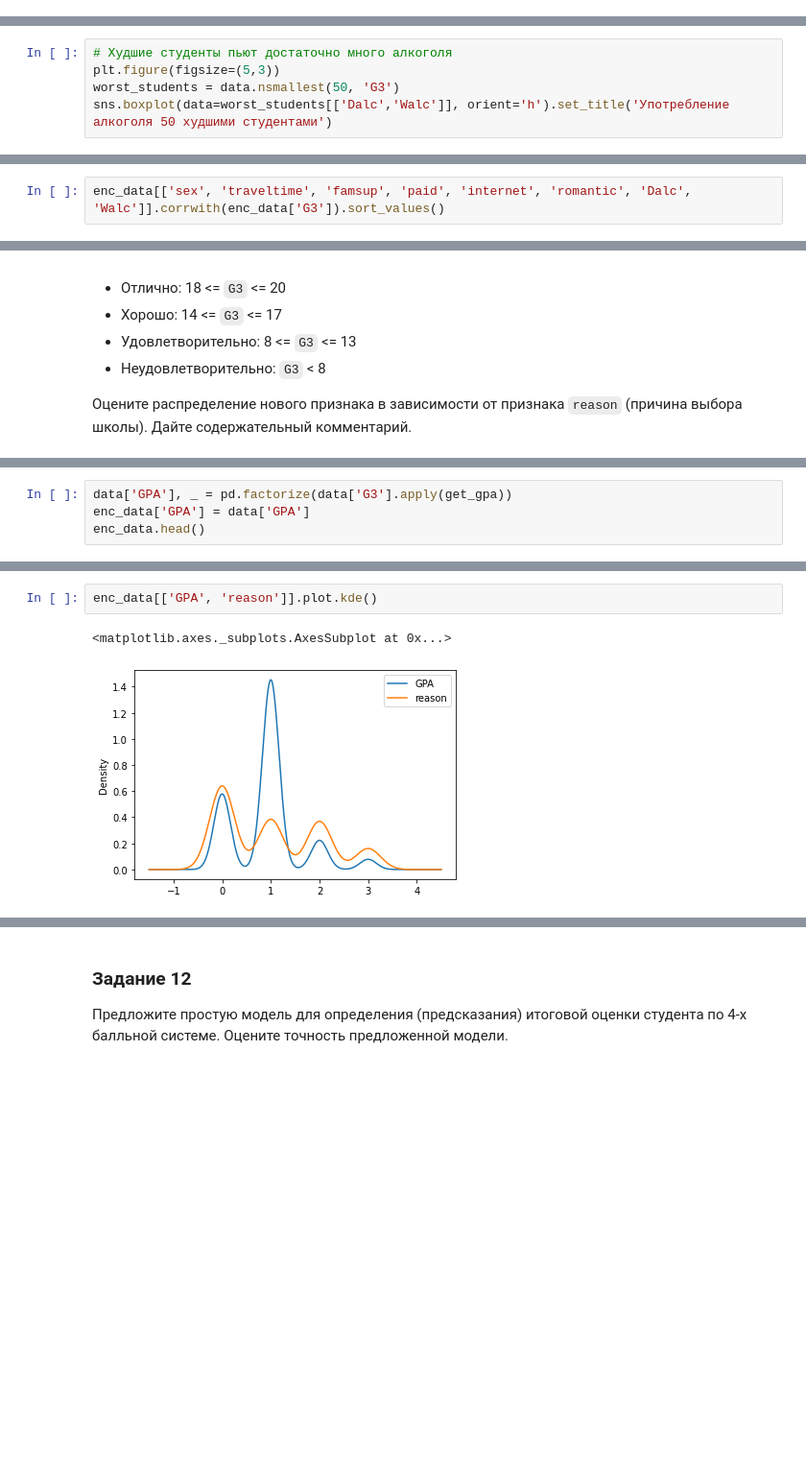
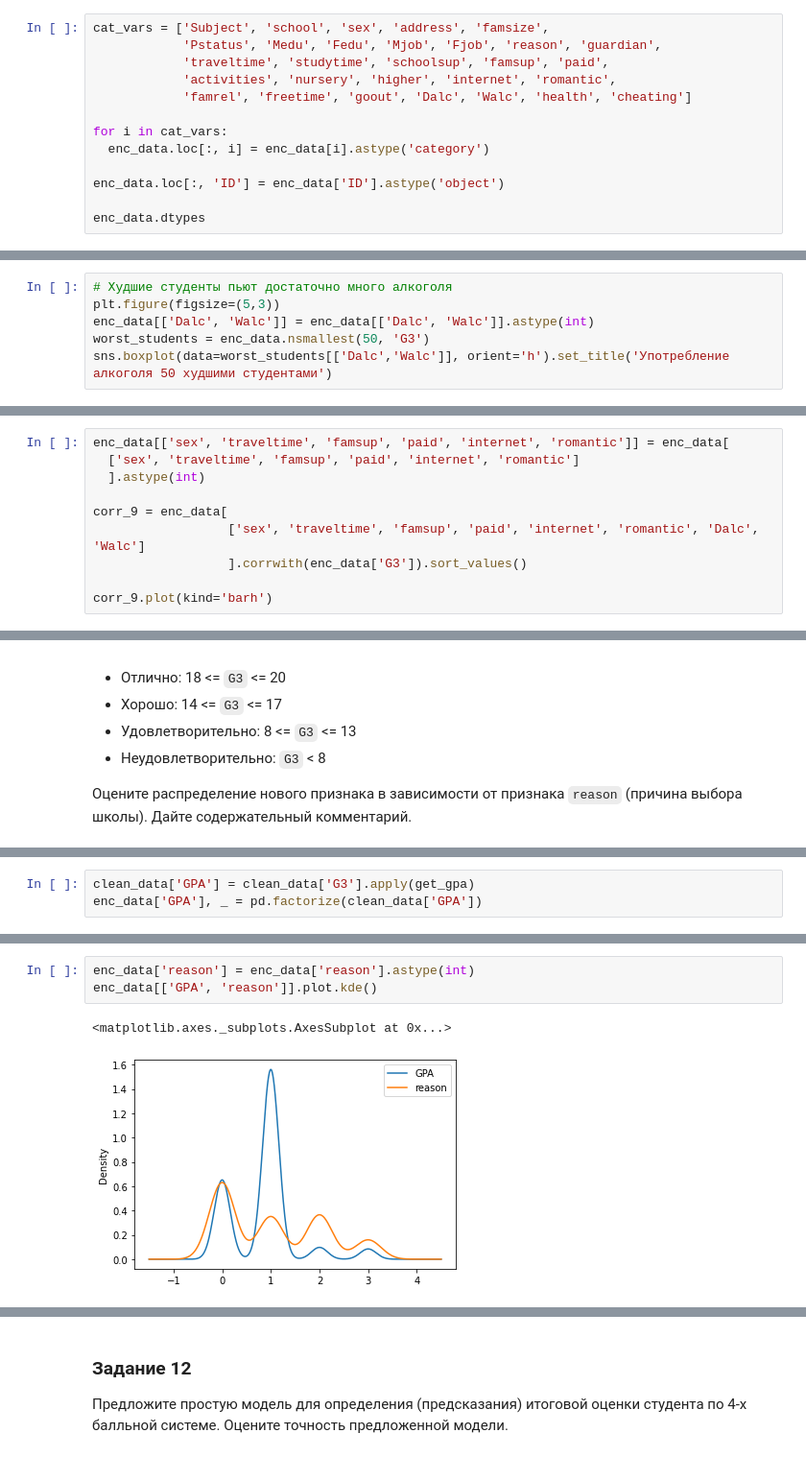
Before and after one commit to asbabiy/IAD-EDA, a Jupyter notebook: Lab_1_Exploratory_analysis.ipynb, the cells around one changed output, grey strips where cells are left out. Shown at 96% size. Cells and saved outputs as stored; diff of their text form; blank space fills up the shorter version.

```diff
--- a/Lab_1_Exploratory_analysis.ipynb
+++ b/Lab_1_Exploratory_analysis.ipynb
@@ -441 +520,14 @@ enc_data.describe()
 | max | 999194.000000 | 1.000000 | 1.000000 | 1.000000 | 22.000000 | 1.000000 | 1.000000 | 1.000000 | 4.000000 | 4.000000 | 4.000000 | ... |
+# %%
+cat_vars = ['Subject', 'school', 'sex', 'address', 'famsize',
+            'Pstatus', 'Medu', 'Fedu', 'Mjob', 'Fjob', 'reason', 'guardian',
+            'traveltime', 'studytime', 'schoolsup', 'famsup', 'paid',
+            'activities', 'nursery', 'higher', 'internet', 'romantic',
+            'famrel', 'freetime', 'goout', 'Dalc', 'Walc', 'health', 'cheating']
+
+for i in cat_vars:
+  enc_data.loc[:, i] = enc_data[i].astype('category')
+
+enc_data.loc[:, 'ID'] = enc_data['ID'].astype('object')
+
+enc_data.dtypes
@@ -605,7 +717,8 @@ dtype: float64
 # %%
 # Худшие студенты пьют достаточно много алкоголя
 plt.figure(figsize=(5,3))
-worst_students = data.nsmallest(50, 'G3')
+enc_data[['Dalc', 'Walc']] = enc_data[['Dalc', 'Walc']].astype(int)
+worst_students = enc_data.nsmallest(50, 'G3')
 sns.boxplot(data=worst_students[['Dalc','Walc']], orient='h').set_title('Употребление алкоголя 50 худшими студентами')
 # %% [output]
 Text(0.5, 1.0, 'Употребление алкоголя 50 худшими студентами')
@@ -631,5 +744,13 @@ Text(0.5, 1.0, 'Употребление алкоголя 50 лучшими ст
 * Наличия романтических отношений
 * Употребления алкоголя
 # %%
-enc_data[['sex', 'traveltime', 'famsup', 'paid', 'internet', 'romantic', 'Dalc', 'Walc']].corrwith(enc_data['G3']).sort_values()
+enc_data[['sex', 'traveltime', 'famsup', 'paid', 'internet', 'romantic']] = enc_data[
+  ['sex', 'traveltime', 'famsup', 'paid', 'internet', 'romantic']
+  ].astype(int)
+
+corr_9 = enc_data[
+                  ['sex', 'traveltime', 'famsup', 'paid', 'internet', 'romantic', 'Dalc', 'Walc']
+                  ].corrwith(enc_data['G3']).sort_values()
+
+corr_9.plot(kind='barh')
 # %% [output]
@@ -668,6 +782,5 @@ def get_gpa(score):
   if score < 8:
     return 'Неудовлетворительно'
 # %%
-data['GPA'], _ = pd.factorize(data['G3'].apply(get_gpa))
-enc_data['GPA'] = data['GPA']
-enc_data.head()
+clean_data['GPA'] = clean_data['G3'].apply(get_gpa)
+enc_data['GPA'], _ = pd.factorize(clean_data['GPA'])
@@ -681,5 +805,6 @@ enc_data.head()
 # %%
+enc_data['reason'] = enc_data['reason'].astype(int)
 enc_data[['GPA', 'reason']].plot.kde()
 # %% [output]
 <matplotlib.axes._subplots.AxesSubplot at 0x...>
-[figure, old version]
+[figure, new version]
```
Also changed, not shown: parts of 57 cells of this notebook, 1 other file.
